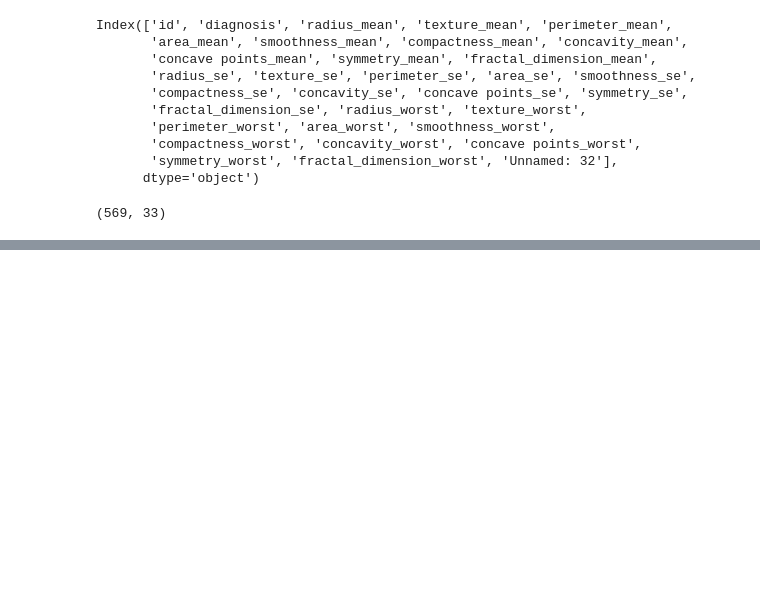
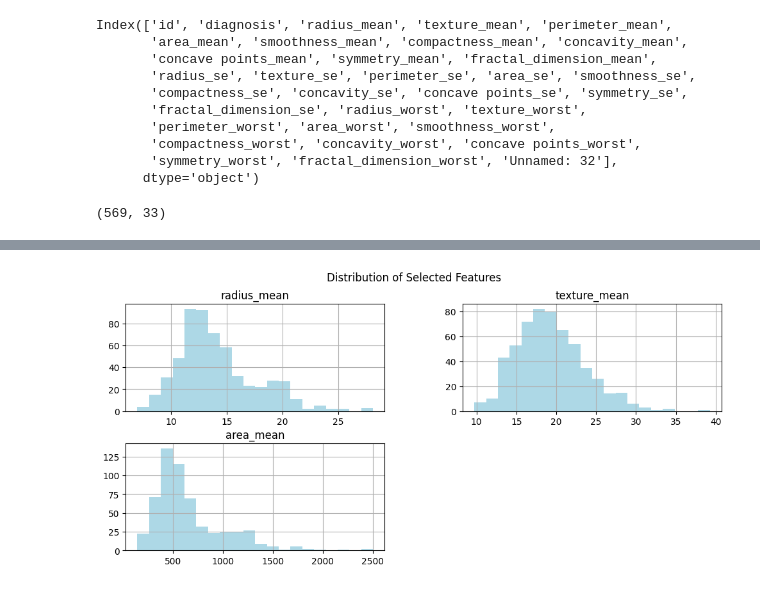
Before and after one commit to shrutikakadam2511/Breast_Cancer_Analysis, a Jupyter notebook: preprocessing.ipynb, the cells around one changed output, grey strips where cells are left out. Cells and saved outputs as stored; diff of their text form; code cells hidden in the pictures; blank space fills up the shorter version.

```diff
--- a/preprocessing.ipynb
+++ b/preprocessing.ipynb
@@ -39,0 +211,6 @@ ds.shape
+# %%
+df[['radius_mean', 'texture_mean', 'area_mean']].hist(bins=20, figsize=(12, 5), color='lightblue')
+plt.suptitle("Distribution of Selected Features")
+plt.show()
+# %% [output]
+[figure, added]
```
Also changed, not shown: parts of 31 cells of this notebook.
